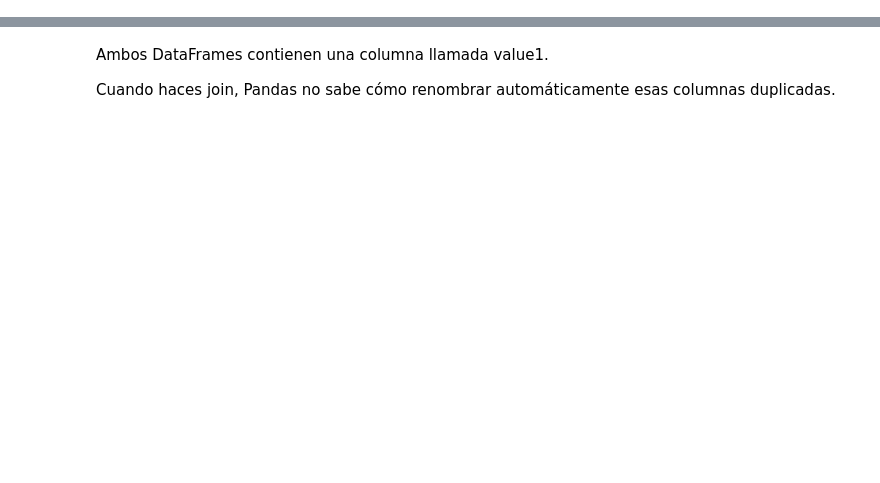
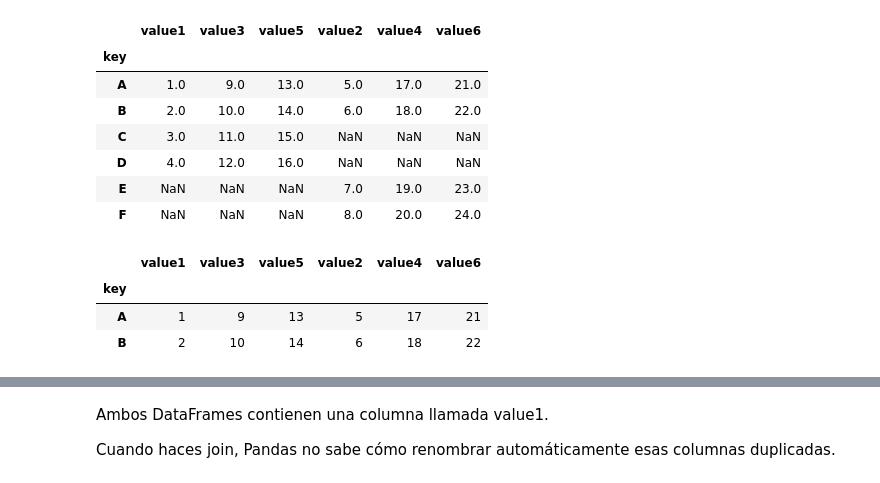
Before and after one commit to Cerino-rigo/Curso_Python_2025_2, a Jupyter notebook: 6 Pandas/3_Join.ipynb, the cells around one changed output, grey strips where cells are left out. Cells and saved outputs as stored; diff of their text form; code cells hidden in the pictures; blank space fills up the shorter version.

```diff
--- a/6 Pandas/3_Join.ipynb
+++ b/6 Pandas/3_Join.ipynb
@@ -23,3 +37,24 @@ df2
+# %%
+#Realizar la unión utilizando join
+joined_df = df1.join(df2, how='outer')
+joined_df
+# %% [output]
+|  | value1 | value3 | value5 | value2 | value4 | value6 |
+| key |  |  |  |  |  |  |
+| A | 1.0 | 9.0 | 13.0 | 5.0 | 17.0 | 21.0 |
+| B | 2.0 | 10.0 | 14.0 | 6.0 | 18.0 | 22.0 |
+| C | 3.0 | 11.0 | 15.0 | NaN | NaN | NaN |
+| D | 4.0 | 12.0 | 16.0 | NaN | NaN | NaN |
+| E | NaN | NaN | NaN | 7.0 | 19.0 | 23.0 |
+| F | NaN | NaN | NaN | 8.0 | 20.0 | 24.0 |
+# %%
+joined_df = df1.join(df2, how='inner')
+joined_df
+# %% [output]
+|  | value1 | value3 | value5 | value2 | value4 | value6 |
+| key |  |  |  |  |  |  |
+| A | 1 | 9 | 13 | 5 | 17 | 21 |
+| B | 2 | 10 | 14 | 6 | 18 | 22 |
 # %%
 # Crear el segundo DataFrame
 df2 = pd.DataFrame({
```
Also changed, not shown: parts of 7 cells of this notebook, 2 other files.
